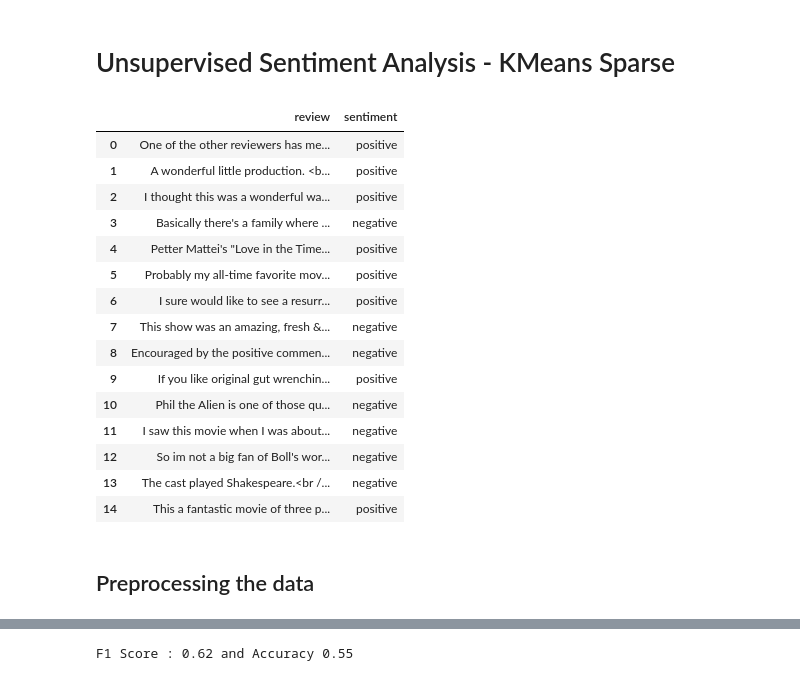
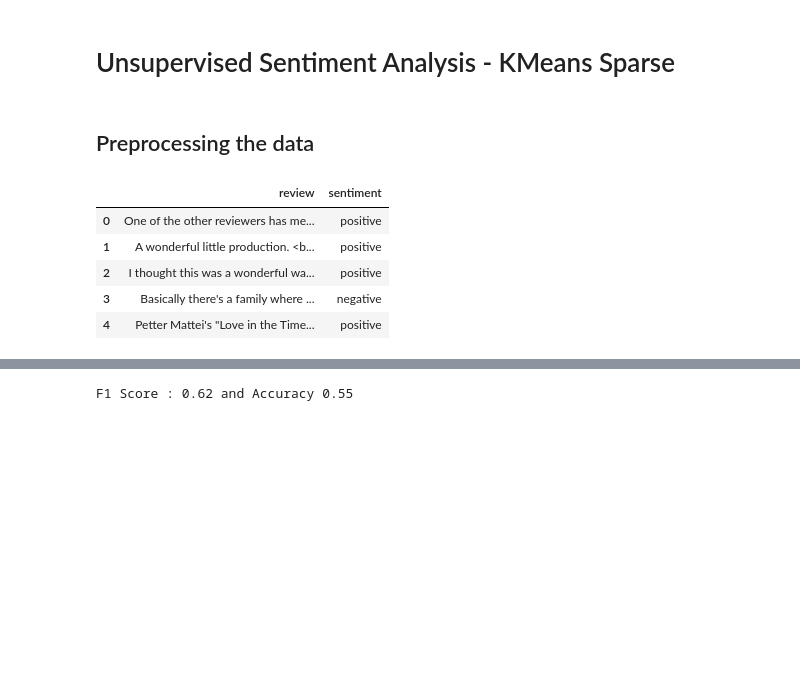
Before and after one commit to STaineT/Unsupervised-Learning---IMDB, a Jupyter notebook: Trustpage_KMeans_Sparse.ipynb, the cells around one changed output, grey strips where cells are left out. Saved outputs shown, nothing was run; the diff lists cells and outputs as text; code cells hidden in the pictures; blank space fills up the shorter version.

```diff
--- a/Trustpage_KMeans_Sparse.ipynb
+++ b/Trustpage_KMeans_Sparse.ipynb
@@ -6,28 +6,18 @@ import pandas as pd
 import matplotlib.pyplot as plt
 %matplotlib inline
 import re
+# %% [markdown]
+## Preprocessing the data
 # %%
 address = '.\IMDB_Dataset.csv'
 # %%
 imdb = pd.read_csv(address)
 # %%
-imdb.head(15)
+imdb.head(5)
 # %% [output]
 |  | review | sentiment |
 | 0 | One of the other reviewers has me... | positive |
 | 1 | A wonderful little production. <b... | positive |
 | 2 | I thought this was a wonderful wa... | positive |
 | 3 | Basically there's a family where ... | negative |
 | 4 | Petter Mattei's "Love in the Time... | positive |
-| 5 | Probably my all-time favorite mov... | positive |
-| 6 | I sure would like to see a resurr... | positive |
-| 7 | This show was an amazing, fresh &... | negative |
-| 8 | Encouraged by the positive commen... | negative |
-| 9 | If you like original gut wrenchin... | positive |
-| 10 | Phil the Alien is one of those qu... | negative |
-| 11 | I saw this movie when I was about... | negative |
-| 12 | So im not a big fan of Boll's wor... | negative |
-| 13 | The cast played Shakespeare.<br /... | negative |
-| 14 | This a fantastic movie of three p... | positive |
-# %% [markdown]
-## Preprocessing the data
```
Also changed, not shown: parts of 34 cells of this notebook, 1 other file.
